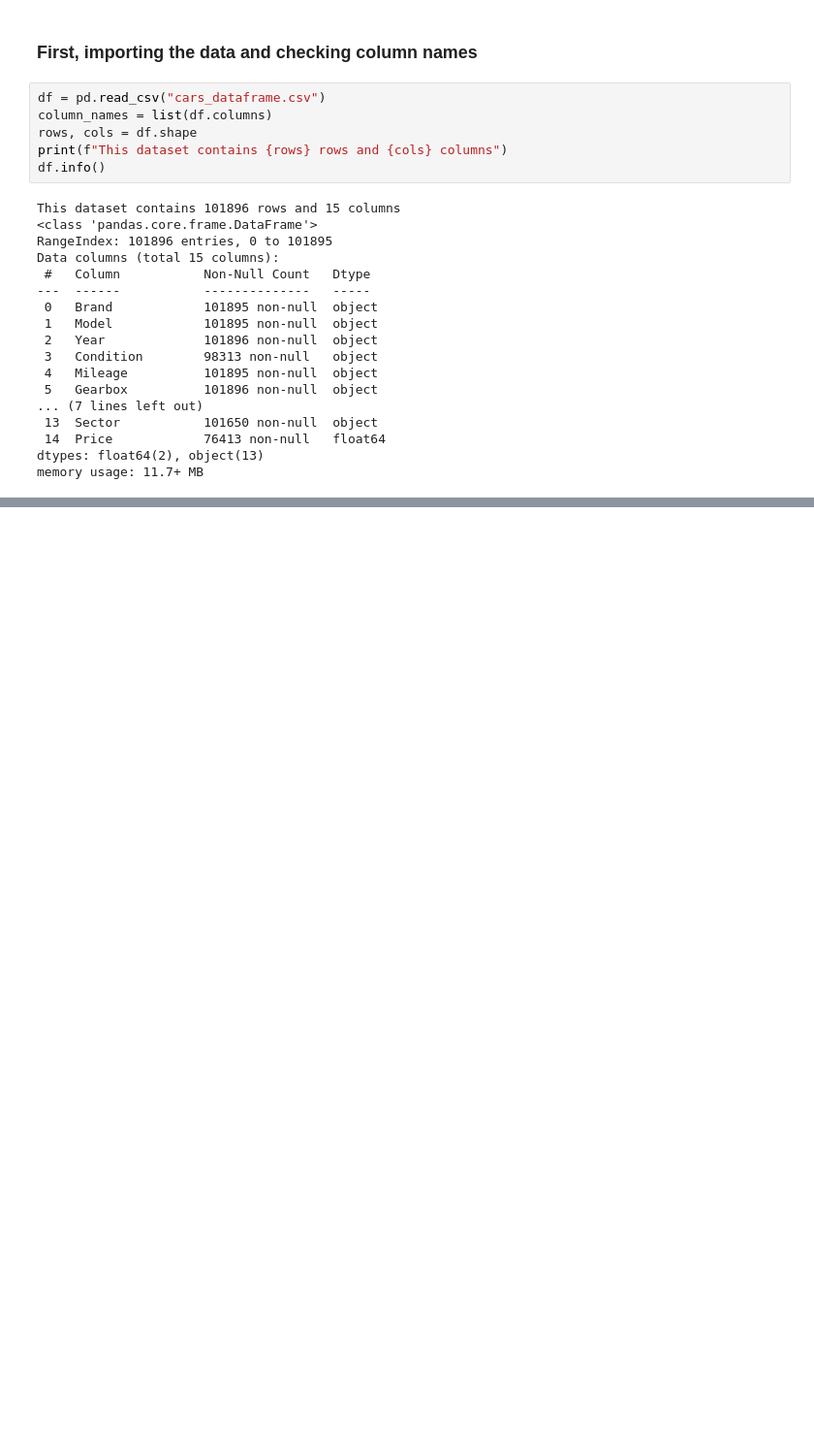
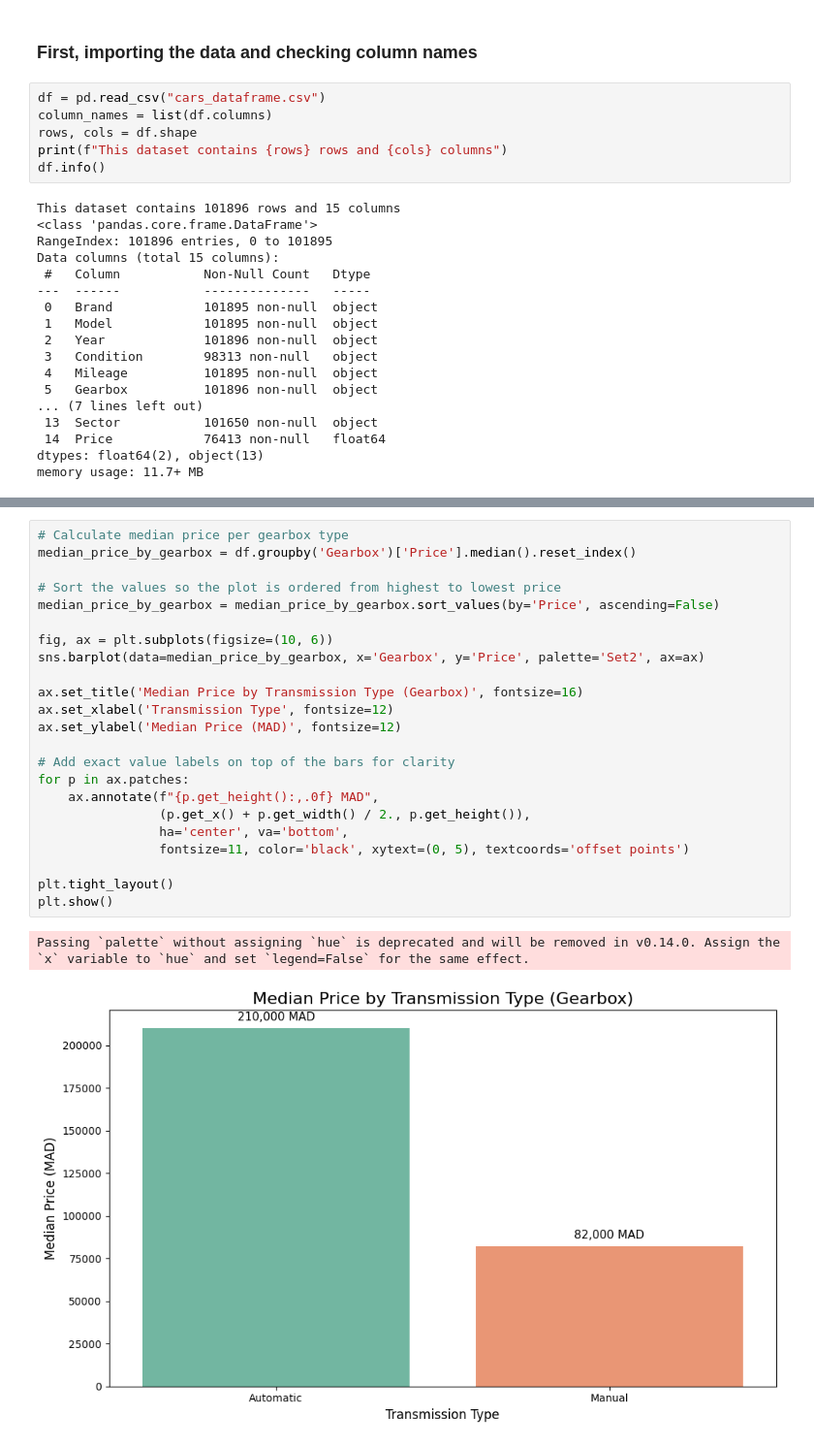
Before and after one commit to ahmed-bahlaoui/used_cars_dataset, a Jupyter notebook: notebook.ipynb, the cells around one changed output, grey strips where cells are left out. Shown at 97% size. Cells and saved outputs as stored; diff of their text form; blank space fills up the shorter version.

```diff
--- a/notebook.ipynb
+++ b/notebook.ipynb
@@ -81,0 +371,26 @@ memory usage: 11.7+ MB
+# %%
+# Calculate median price per gearbox type
+median_price_by_gearbox = df.groupby('Gearbox')['Price'].median().reset_index()
+
+# Sort the values so the plot is ordered from highest to lowest price
+median_price_by_gearbox = median_price_by_gearbox.sort_values(by='Price', ascending=False)
+
+fig, ax = plt.subplots(figsize=(10, 6))
+sns.barplot(data=median_price_by_gearbox, x='Gearbox', y='Price', palette='Set2', ax=ax)
+
+ax.set_title('Median Price by Transmission Type (Gearbox)', fontsize=16)
+ax.set_xlabel('Transmission Type', fontsize=12)
+ax.set_ylabel('Median Price (MAD)', fontsize=12)
+
+# Add exact value labels on top of the bars for clarity
+for p in ax.patches:
+    ax.annotate(f"{p.get_height():,.0f} MAD",
+                (p.get_x() + p.get_width() / 2., p.get_height()),
+                ha='center', va='bottom',
+                fontsize=11, color='black', xytext=(0, 5), textcoords='offset points')
+
+plt.tight_layout()
+plt.show()
+# %% [output]
+Passing `palette` without assigning `hue` is deprecated and will be removed in v0.14.0. Assign the `x` variable to `hue` and set `legend=False` for the same effect.
+[figure, added]
```
Also changed, not shown: parts of 31 cells of this notebook, 2 other files.
